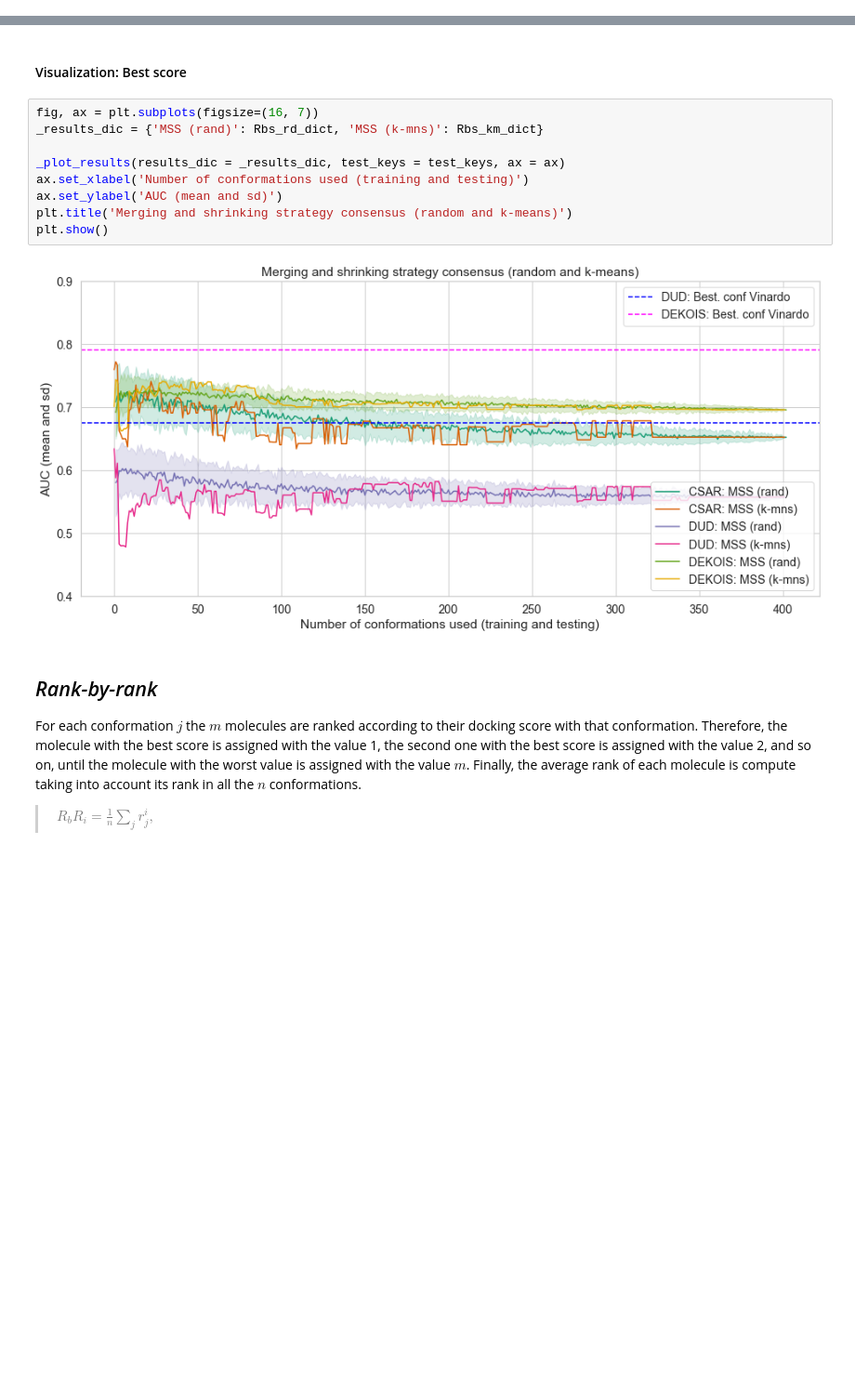
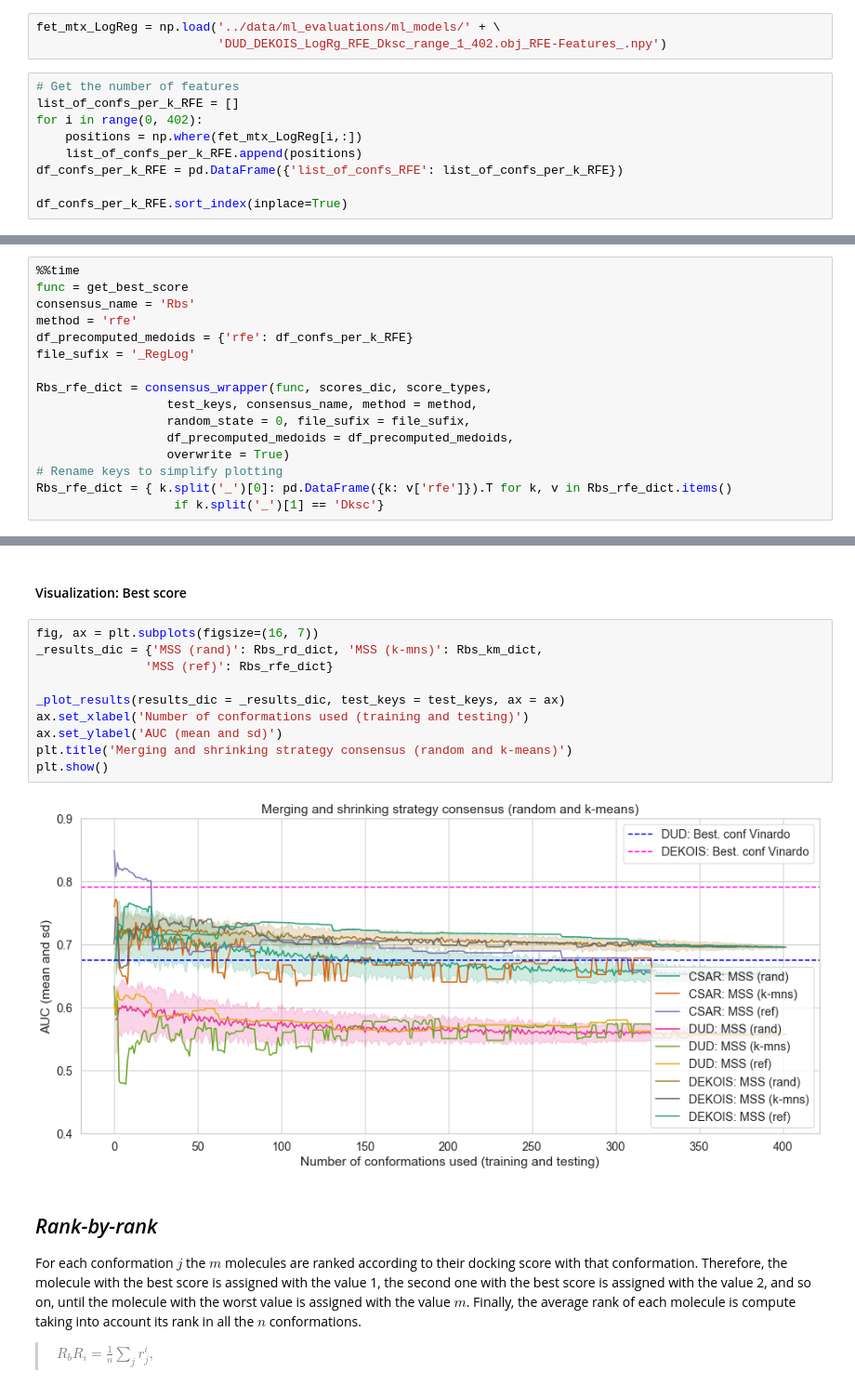
Before and after one commit to jRicciL/CDK2_notebooks, a Jupyter notebook: 6_Machine_Learning_Models/5_Consensus_scoring_with_feature_selections.ipynb, the cells around one changed output, grey strips where cells are left out. Shown at 93% size. Drawn from its saved outputs; the diff is of its cells as text; blank space fills up the shorter version.

Commit message:
RFE selected conformations used for CS evaluations

```diff
--- a/6_Machine_Learning_Models/5_Consensus_scoring_with_feature_selections.ipynb
+++ b/6_Machine_Learning_Models/5_Consensus_scoring_with_feature_selections.ipynb
@@ -155,3 +161,15 @@ df_confs_per_k_POCKET.sort_index(inplace=True)
+# %%
+fet_mtx_LogReg = np.load('../data/ml_evaluations/ml_models/' + \
+                         'DUD_DEKOIS_LogRg_RFE_Dksc_range_1_402.obj_RFE-Features_.npy')
+# %%
+# Get the number of features
+list_of_confs_per_k_RFE = []
+for i in range(0, 402):
+    positions = np.where(fet_mtx_LogReg[i,:])
+    list_of_confs_per_k_RFE.append(positions)
+df_confs_per_k_RFE = pd.DataFrame({'list_of_confs_RFE': list_of_confs_per_k_RFE})
+
+df_confs_per_k_RFE.sort_index(inplace=True)
 # %% [markdown]
 ### Visualization Example (k-means in MDS Pisani space)
 # %%
@@ -337,0 +381,16 @@ Rbs_km_dict = { k.split('_')[0]: pd.DataFrame({k: v['pisani']}).T for k, v in Rb
+# %%
+%%time
+func = get_best_score
+consensus_name = 'Rbs'
+method = 'rfe'
+df_precomputed_medoids = {'rfe': df_confs_per_k_RFE}
+file_sufix = '_RegLog'
+
+Rbs_rfe_dict = consensus_wrapper(func, scores_dic, score_types,
+                  test_keys, consensus_name, method = method,
+                  random_state = 0, file_sufix = file_sufix,
+                  df_precomputed_medoids = df_precomputed_medoids,
+                  overwrite = True)
+# Rename keys to simplify plotting
+Rbs_rfe_dict = { k.split('_')[0]: pd.DataFrame({k: v['rfe']}).T for k, v in Rbs_rfe_dict.items()
+                   if k.split('_')[1] == 'Dksc'}
@@ -339,15 +401,16 @@ Rbs_km_dict = { k.split('_')[0]: pd.DataFrame({k: v['pisani']}).T for k, v in Rb
 <h4>Visualization: <span class="text-muted">Best score</span></h4>
 # %%
 fig, ax = plt.subplots(figsize=(16, 7))
-_results_dic = {'MSS (rand)': Rbs_rd_dict, 'MSS (k-mns)': Rbs_km_dict}
+_results_dic = {'MSS (rand)': Rbs_rd_dict, 'MSS (k-mns)': Rbs_km_dict,
+               'MSS (ref)': Rbs_rfe_dict}
 
 _plot_results(results_dic = _results_dic, test_keys = test_keys, ax = ax)
 ax.set_xlabel('Number of conformations used (training and testing)')
 ax.set_ylabel('AUC (mean and sd)')
 plt.title('Merging and shrinking strategy consensus (random and k-means)')
 plt.show()
 # %% [output]
-[figure, old version]
+[figure, new version]
 # %% [markdown]
 ## *Rank-by-rank*
 <div style='background-color: #F9E5AB; min-height: 10px'></div>
```
Also changed, not shown: parts of 17 cells of this notebook.
